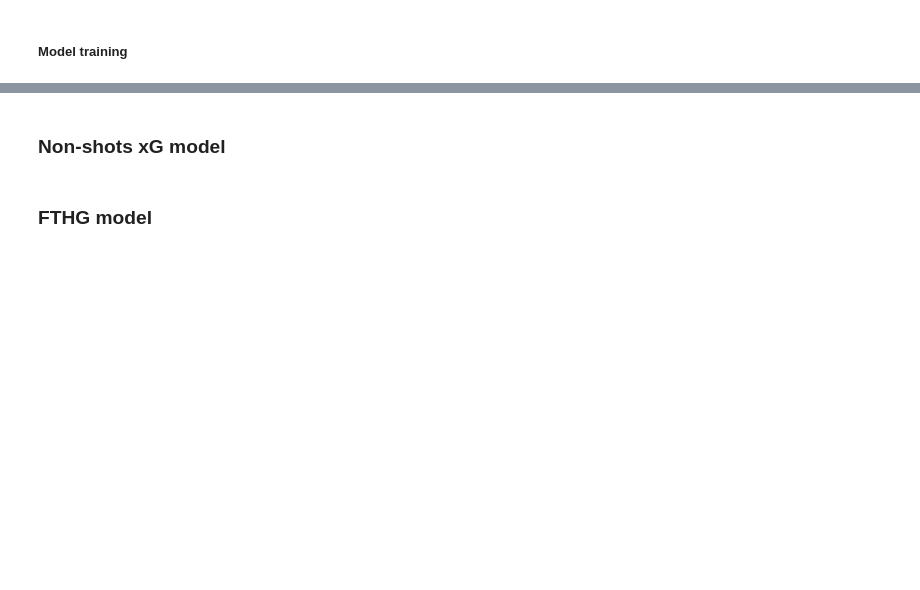
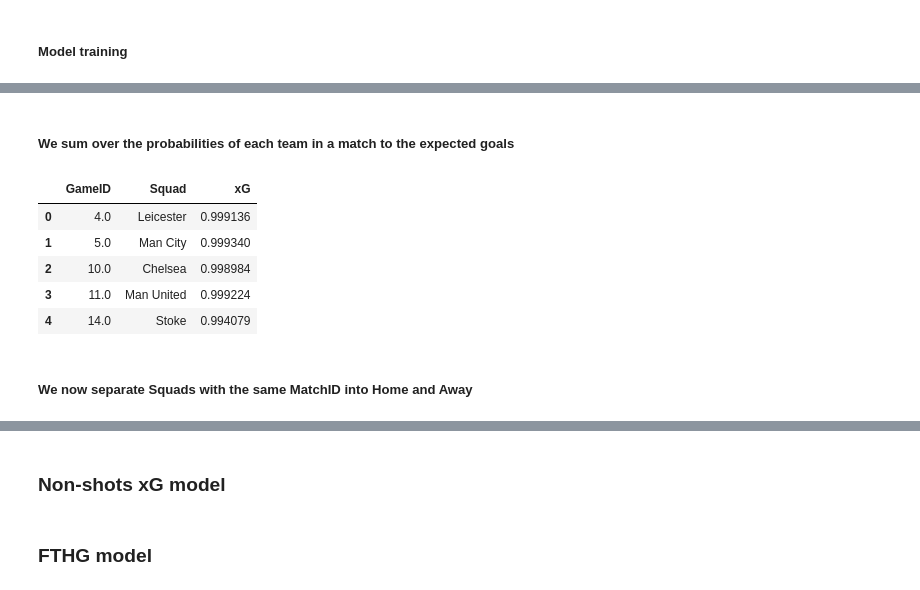
Before and after one commit to abircb/beat-the-bookie, a Jupyter notebook: main.ipynb, the cells around one changed output, grey strips where cells are left out. Cells and saved outputs as stored; diff of their text form; code cells hidden in the pictures; blank space fills up the shorter version.

Commit message:
shot based model completed

```diff
--- a/main.ipynb
+++ b/main.ipynb
@@ -508,0 +515,3 @@ for k, v in type_dfs.items():
+# %%
+path = os.path.join(os.getcwd(), "output/shot_data.csv")
+shot_data = pd.read_csv(path)
@@ -508,0 +535,52 @@ for k, v in type_dfs.items():
+# %% [markdown]
+##### We sum over the probabilities of each team in a match to the expected goals
+# %%
+def calc_expected_goals(key, type_dfs, cls_s, collecting_df):
+    '''Calculates the expected goals in a match by a team based on shots made and classifiers trained.'''
+    data = type_dfs[key]
+    # fill empty threat values
+    data['Threat'] = data['Threat'].fillna(data['Threat'].mean())
+    # group the data by 'MatchID'
+    ids = data.groupby('MatchID').groups
+    # get classifier for type of shot
+    cls = cls_s[key]
+
+    for k, v in ids.items():
+        # get shots for the match
+        match_data = data.loc[v]
+        # split data over Squads
+        teams = match_data.groupby('Squad').groups
+
+        for t, d in teams.items():
+            # team shot data
+            team_data = data.loc[d]
+            # drop Squad column
+            team_data = team_data.drop(columns=['Squad', 'Goal',
+                                                'Timestamp', 'Notes',
+                                                'Minute', 'MatchID'])
+            # fill empty values with 0
+            team_data = team_data.fillna(0)
+            prob = cls.predict_proba(team_data)
+            # sum over probabilites of all shots
+            collecting_df = collecting_df.append([[k, t, sum(prob[:, 1])]])
+
+    return collecting_df
+# %%
+collecting_df = pd.DataFrame()
+
+for k in pred_type_df.keys():
+    collecting_df = calc_expected_goals(k, pred_type_df, classifier_by_type, collecting_df)
+
+collecting_df.columns = ['GameID', 'Squad', 'xG']
+collecting_df = collecting_df.sort_values('GameID').reset_index(drop=True)
+# %%
+collecting_df.head()
+# %% [output]
+|  | GameID | Squad | xG |
+| 0 | 4.0 | Leicester | 0.999136 |
+| 1 | 5.0 | Man City | 0.999340 |
+| 2 | 10.0 | Chelsea | 0.998984 |
+| 3 | 11.0 | Man United | 0.999224 |
+| 4 | 14.0 | Stoke | 0.994079 |
+# %% [markdown]
+##### We now separate Squads with the same MatchID into Home and Away
```
Also changed, not shown: parts of 28 cells of this notebook, 4 other files.
